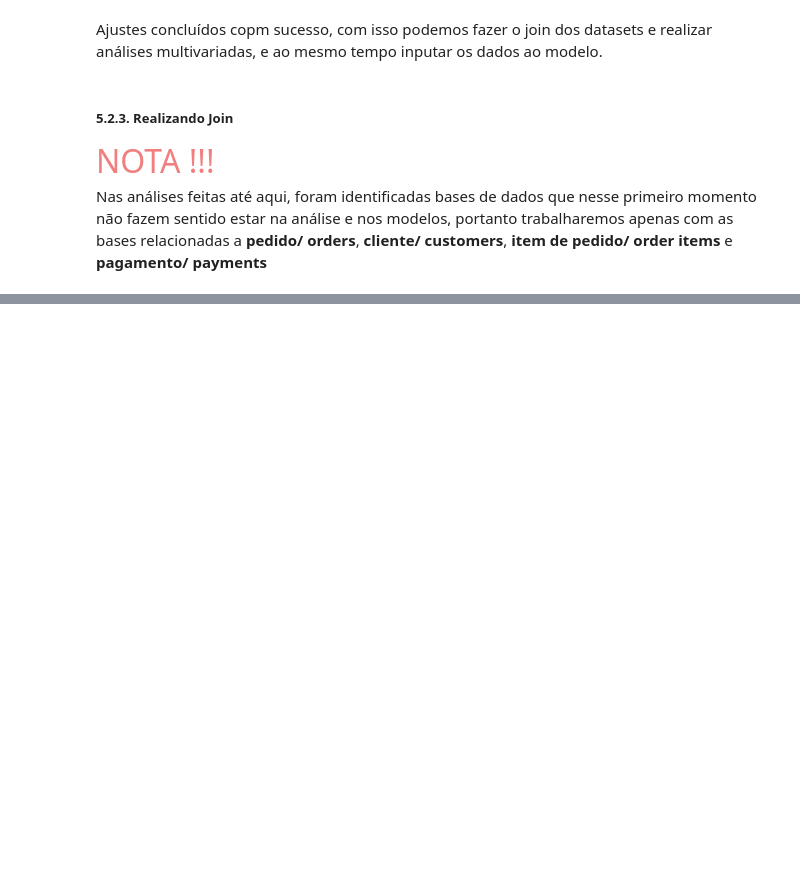
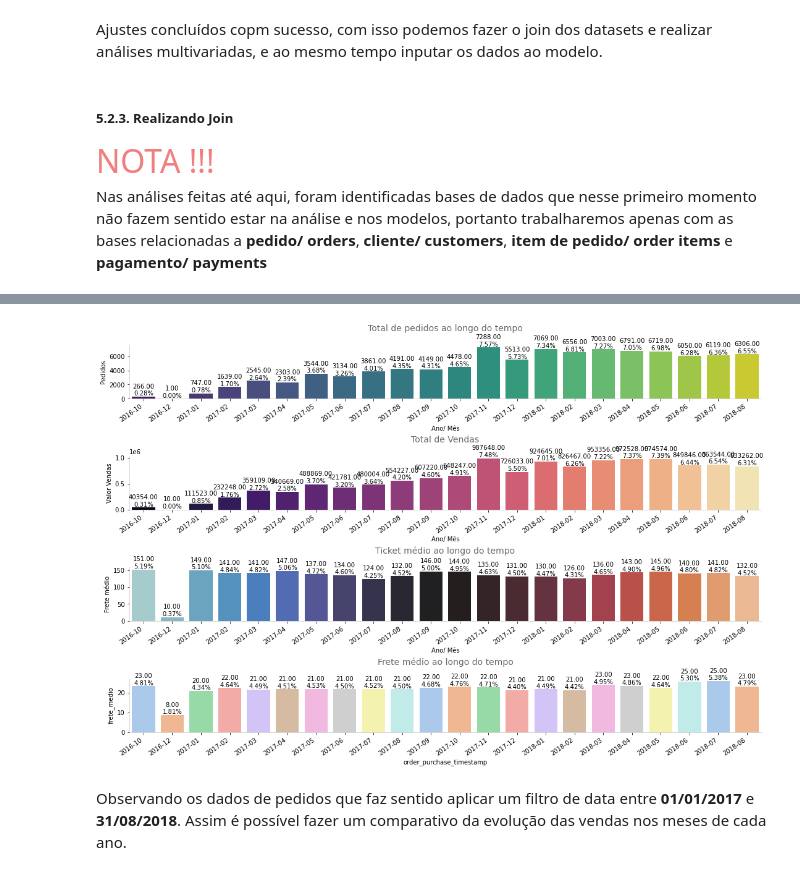
Before and after one commit to Joao-TheCosmosIsInfinite/Cluster-Analysis, a Jupyter notebook: notebooks/Analise-Cluster-.ipynb, the cells around one changed output, grey strips where cells are left out. Cells and saved outputs as stored; diff of their text form; code cells hidden in the pictures; blank space fills up the shorter version.

Commit message:
Adicionando visão de pedidos, pagamentos e clientes ao longo do tempo; Criando filtro de data; Analisando novo dataset

```diff
--- a/notebooks/Analise-Cluster-.ipynb
+++ b/notebooks/Analise-Cluster-.ipynb
@@ -1435,5 +1435,9 @@ df_data = df_customers.merge(df_orders, on='customer_id',how='inner') \
 ## Removendo colunas desnecessárias
 df_data = df_data.drop(['customer_unique_id', 'customer_zip_code_prefix'], axis=1)
 
-## Primeiros registros
-df_data.head(3)
+## Criando coluna com todos os pagamentos
+df_data["total_payment"] = df_data["payment_type_boleto"] \
+                            + df_data["payment_type_credit_card"] \
+                            + df_data["payment_type_debit_card"] \
+                            + df_data["payment_type_not_defined"] \
+                            + df_data["payment_type_voucher"]
@@ -1444,0 +1458,10 @@ df_data.head(3)
+# %%
+## Realizando o agrupamento por data
+df_aux = df_data.groupby([df_data.order_purchase_timestamp.dt.to_period('M')]).agg({'order_id': 'nunique',
+                                                                                    'customer_id': 'nunique',
+                                                                                    'total_price': 'sum',
+                                                                                    'total_freight_value': 'sum'}) \
+                                                      .reset_index()
+
+df_aux["ticket_medio"] = df_aux["total_price"] / df_aux["order_id"]
+df_aux["frete_medio"] = df_aux["total_freight_value"] / df_aux["order_id"]
@@ -1444,0 +1481,55 @@ df_data.head(3)
+# %%
+fig = plt.figure(constrained_layout=True, figsize=(15, 10))
+gs = GridSpec(4, 4, figure=fig)
+ax1 = fig.add_subplot(gs[0, :])
+ax2 = fig.add_subplot(gs[1, :])
+ax3 = fig.add_subplot(gs[2, :])
+ax4 = fig.add_subplot(gs[3, :])
+
+## Gráfico 1
+bar_plot(df_aux,
+               x='order_purchase_timestamp',
+               y="order_id",
+               ax=ax1,
+               palette='viridis',
+               title='Total de pedidos ao longo do tempo')
+ax1.set_ylabel('Pedidos')
+ax1.set_xlabel('Ano/ Mês')
+
+## Gráfico 2
+## Total de Clientes por Estado
+bar_plot(df_aux,
+               x='order_purchase_timestamp',
+               y="total_price",
+               ax=ax2,
+               palette='magma',
+               title='Total de Vendas')
+ax2.set_ylabel('Valor Vendas')
+ax2.set_xlabel('Ano/ Mês')
+
+## Gráfico 3
+bar_plot(df_aux,
+               x='order_purchase_timestamp',
+               y="ticket_medio",
+               ax=ax3,
+               palette='icefire',
+               title='Ticket médio ao longo do tempo')
+ax3.set_ylabel('Ticket médio')
+ax3.set_xlabel('Ano/ Mês')
+
+## Gráfico 4
+bar_plot(df_aux,
+               x='order_purchase_timestamp',
+               y="frete_medio",
+               ax=ax4,
+               palette='pastel',
+               title='Frete médio ao longo do tempo')
+ax3.set_ylabel('Frete médio')
+ax3.set_xlabel('Ano/ Mês')
+
+
+plt.show()
+# %% [output]
+[figure, added]
+# %% [markdown]
+Observando os dados de pedidos que faz sentido aplicar um filtro de data entre **01/01/2017** e **31/08/2018**. Assim é possível fazer um comparativo da evolução das vendas nos meses de cada ano.
```
Also changed, not shown: parts of 18 cells of this notebook.
